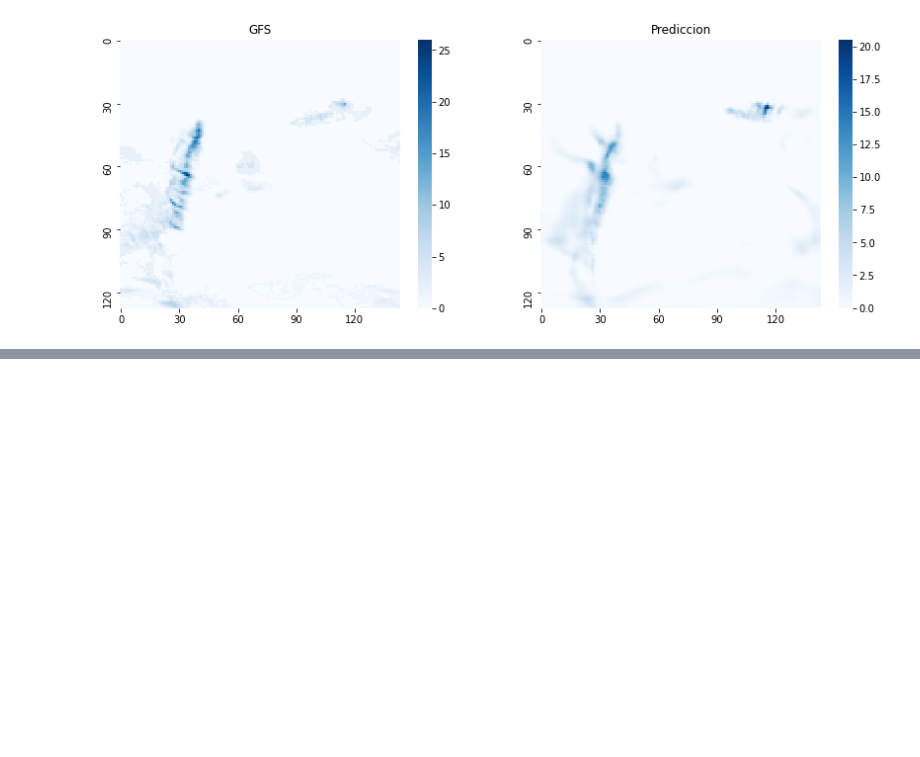
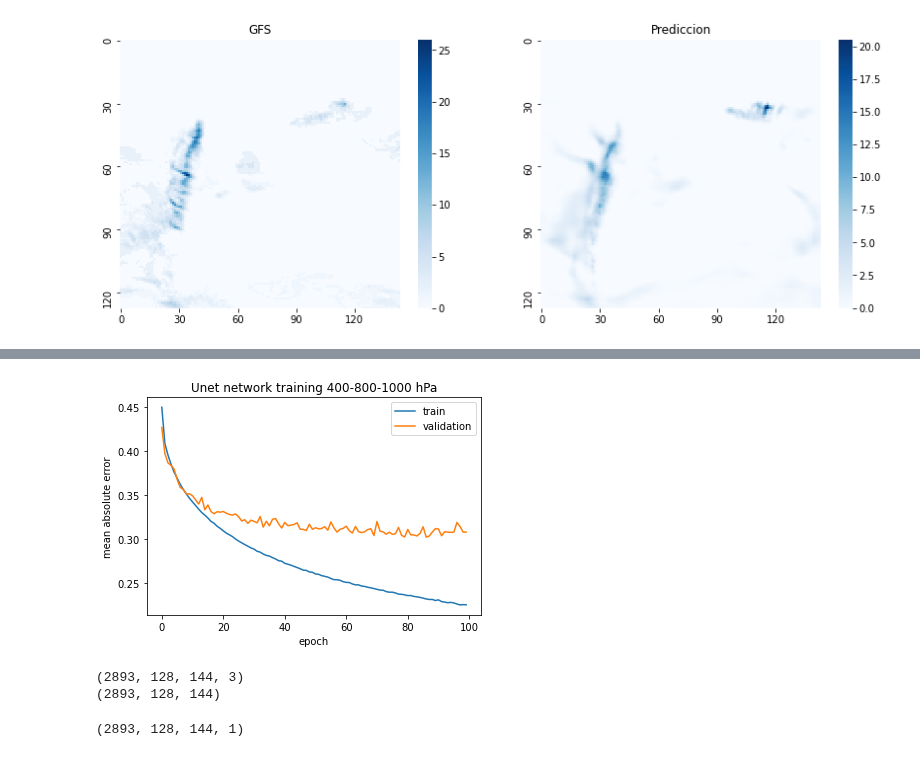
Before and after one commit to JFC95/ProyectoIntegrador_Weather, a Jupyter notebook: gfs-dataset/validacion_imagenes_gfs.ipynb, the cells around one changed output, grey strips where cells are left out. Drawn from its saved outputs; the diff is of its cells as text; code cells hidden in the pictures; blank space fills up the shorter version.

Commit message:
entrenamientos con Shuffle

```diff
--- a/gfs-dataset/validacion_imagenes_gfs.ipynb
+++ b/gfs-dataset/validacion_imagenes_gfs.ipynb
@@ -185,0 +192,3 @@ Text(0.5, 1.0, 'Prediccion')
+# %%
+graficar_entrenamiento('/opt/datos/entrenamientos/gfs/05')
+# %% [output]
@@ -185,0 +197,25 @@ Text(0.5, 1.0, 'Prediccion')
+[figure, added]
+# %%
+model = load_model('/opt/datos/entrenamientos/gfs/05.h5')
+X = np.load("/opt/datos/dataset/gfs/X_shuffle_3-7-9.npy")
+Y = np.load("/opt/datos/dataset/gfs/Y_shuffle.npy")
+
+x_test = X[16395:19288, :, 0:128, 0:144]
+X = None
+
+y_test = Y[16395:19288, 0:128, 0:144]
+Y = None
+
+# Muevo el eje RGB al ultimo
+x_test = np.moveaxis(x_test, 1, 3)
+
+print(x_test.shape)
+print(y_test.shape)
+# %% [output]
+(2893, 128, 144, 3)
+(2893, 128, 144)
+# %%
+y_pred = model.predict(x_test)
+print(y_pred.shape)
+# %% [output]
+(2893, 128, 144, 1)
```
Also changed, not shown: parts of 10 cells of this notebook, 1 other file.
